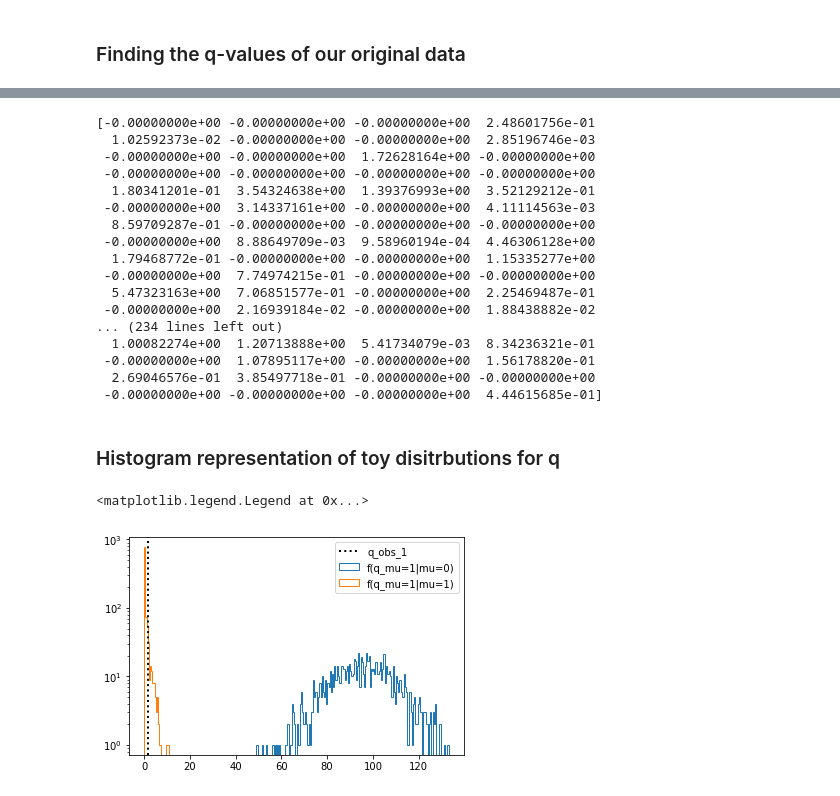
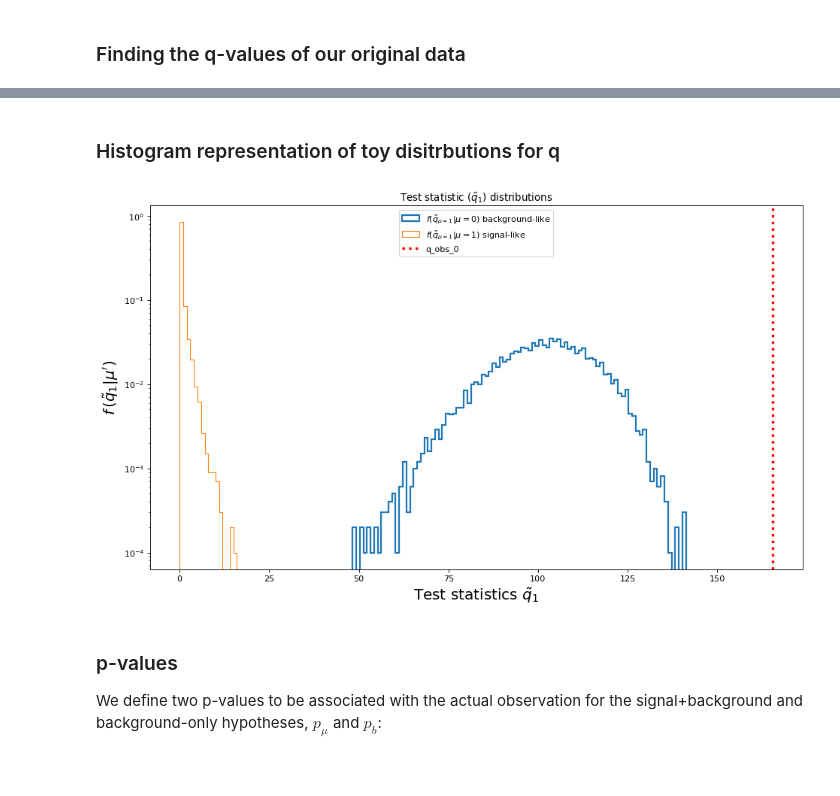
Before and after one commit to emabaci/LCP-mod.-B, a Jupyter notebook: final_project/Statistichal part.ipynb, the cells around one changed output, grey strips where cells are left out. Saved outputs shown, nothing was run; the diff lists cells and outputs as text; code cells hidden in the pictures.

Commit message:
added new counts,  tried with pyhf

```diff
--- a/final_project/Statistichal part.ipynb
+++ b/final_project/Statistichal part.ipynb
@@ -245,14 +232,22 @@ print(mu_s_1)
 # %%
 #Creating q's with mu=1 and | mu=0
-num = len(toy_data_mu_0.iloc[0,:])
+
+num    = len(toy_data_mu_0.iloc[:,0])
 q_0_1s = np.zeros(num)
 
 for i in range(num):
-    q_0_1s[i] = q_func(1,mu_s_0[i],sim_signal_counts,sim_background_counts,toy_data_mu_0.iloc[:,i])
+    q_0_1s[i] = q_tilde_mu(1, mu_s_0[i],
+                       sim_signal_counts,
+                       sim_background_counts,
+                       toy_data_mu_0.iloc[i,:])
 # %%
-#Creating q's with mu=1 and | mu=1
-num = len(toy_data_mu_1.iloc[0,:])
+# Creating q's with mu=1 and | mu=1
+
+num    = len(toy_data_mu_1.iloc[:,0])
 q_1_1s = np.zeros(num)
 
 for i in range(num):
-    q_1_1s[i] = q_func(1,mu_s_1[i],sim_signal_counts,sim_background_counts,toy_data_mu_1.iloc[:,i])
+    q_1_1s[i] = q_tilde_mu(1, mu_s_1[i],
+                       sim_signal_counts,
+                       sim_background_counts,
+                       toy_data_mu_1.iloc[i,:])
@@ -279,32 +254,37 @@ print(q_0_1s)
-# %%
-print(q_1_1s)
-# %% [output]
-[-0.00000000e+00 -0.00000000e+00 -0.00000000e+00  2.48601756e-01
-  1.02592373e-02 -0.00000000e+00 -0.00000000e+00  2.85196746e-03
- -0.00000000e+00 -0.00000000e+00  1.72628164e+00 -0.00000000e+00
- -0.00000000e+00 -0.00000000e+00 -0.00000000e+00 -0.00000000e+00
-  1.80341201e-01  3.54324638e+00  1.39376993e+00  3.52129212e-01
- -0.00000000e+00  3.14337161e+00 -0.00000000e+00  4.11114563e-03
-  8.59709287e-01 -0.00000000e+00 -0.00000000e+00 -0.00000000e+00
- -0.00000000e+00  8.88649709e-03  9.58960194e-04  4.46306128e+00
-  1.79468772e-01 -0.00000000e+00 -0.00000000e+00  1.15335277e+00
- -0.00000000e+00  7.74974215e-01 -0.00000000e+00 -0.00000000e+00
-  5.47323163e+00  7.06851577e-01 -0.00000000e+00  2.25469487e-01
- -0.00000000e+00  2.16939184e-02 -0.00000000e+00  1.88438882e-02
-... (234 lines left out)
-  1.00082274e+00  1.20713888e+00  5.41734079e-03  8.34236321e-01
- -0.00000000e+00  1.07895117e+00 -0.00000000e+00  1.56178820e-01
-  2.69046576e-01  3.85497718e-01 -0.00000000e+00 -0.00000000e+00
- -0.00000000e+00 -0.00000000e+00 -0.00000000e+00  4.44615685e-01]
 # %% [markdown]
 ### Histogram representation of toy disitrbutions for q
 # %%
-histogram_0 = plt.hist(q_0_1s, bins = np.arange(min(q_0_1s),max(q_0_1s) + 0.5,0.5),histtype = 'step',facecolor='c', label="f(q_mu=1|mu=0)")
-histogram_1 = plt.hist(q_1_1s, bins = np.arange(min(q_1_1s),max(q_1_1s) + 0.5,0.5),histtype = 'step',facecolor='c',label ="f(q_mu=1|mu=1)")
-plt.axvline(q_obs_1, color='black', linestyle='dotted', linewidth=2, label = "q_obs_1")
+figure(figsize=(14, 8), dpi=80)
+histogram_0 = plt.hist(q_0_1s,
+                       bins = np.arange(min(q_0_1s),max(q_0_1s) + 0.5,1),
+                       histtype = 'step',
+                       facecolor='c',
+                       density=True,
+                       label=r"$f(\tilde{q}_{\mu = 1}|\mu = 0)$ background-like",
+                       linewidth=2)
+
+
+histogram_1 = plt.hist(q_1_1s,
+                       bins = np.arange(min(q_1_1s),max(q_1_1s) + 0.5,1),
+                       histtype = 'step',facecolor='c',
+                       label =r"$f(\tilde{q}_{\mu = 1}|\mu = 1)$ signal-like",
+                       density = 'true')
+
+plt.axvline(q_obs_0, color='red', linestyle='dotted', linewidth=3, label = "q_obs_0")
 plt.yscale('log')
+
+plt.xlabel(r"Test statistics $\tilde{q}_1$", fontsize=18)
+plt.ylabel(r"$f\,(\tilde{q}_1|\mu')$", fontsize=18)
+plt.title(r"Test statistic $(\tilde{q}_1)$ distributions")
 plt.legend()
-#plt.xlim((0,30))
+
+
+plt.setp(axes, xlim=(0, 150), ylim=(1e-3, 10), yscale="log")
+fig.set_size_inches(14, 6)
+fig.tight_layout(pad=2.0)
 # %% [output]
-<matplotlib.legend.Legend at 0x...>
-[figure, old version]
+[figure, new version]
+# %% [markdown]
+### p-values
+
+We define two p-values to be associated with the actual observation for the signal+background and background-only hypotheses, $p_{\mu}$ and $p_b$:
```
Also changed, not shown: parts of 41 cells of this notebook.
